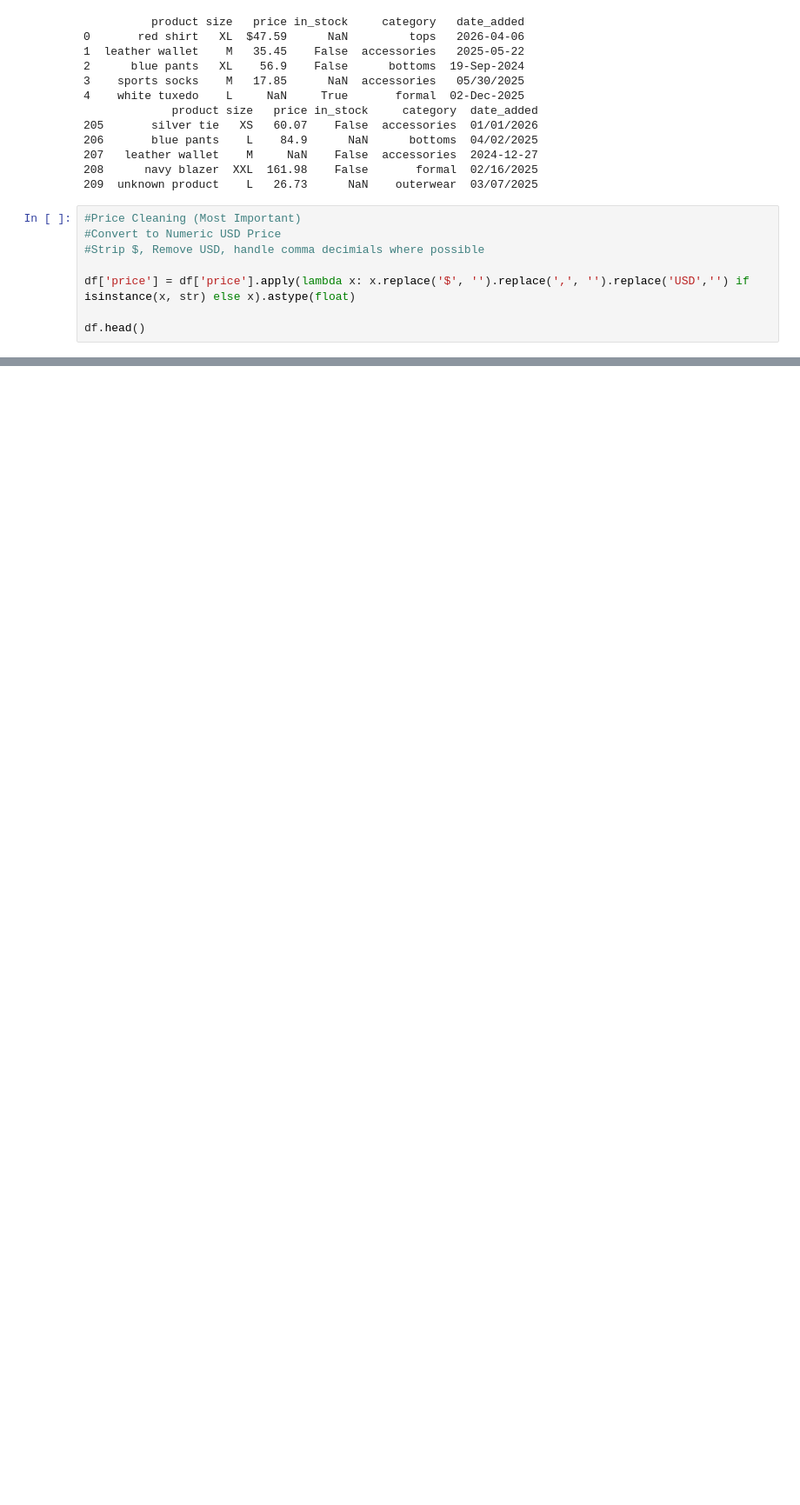
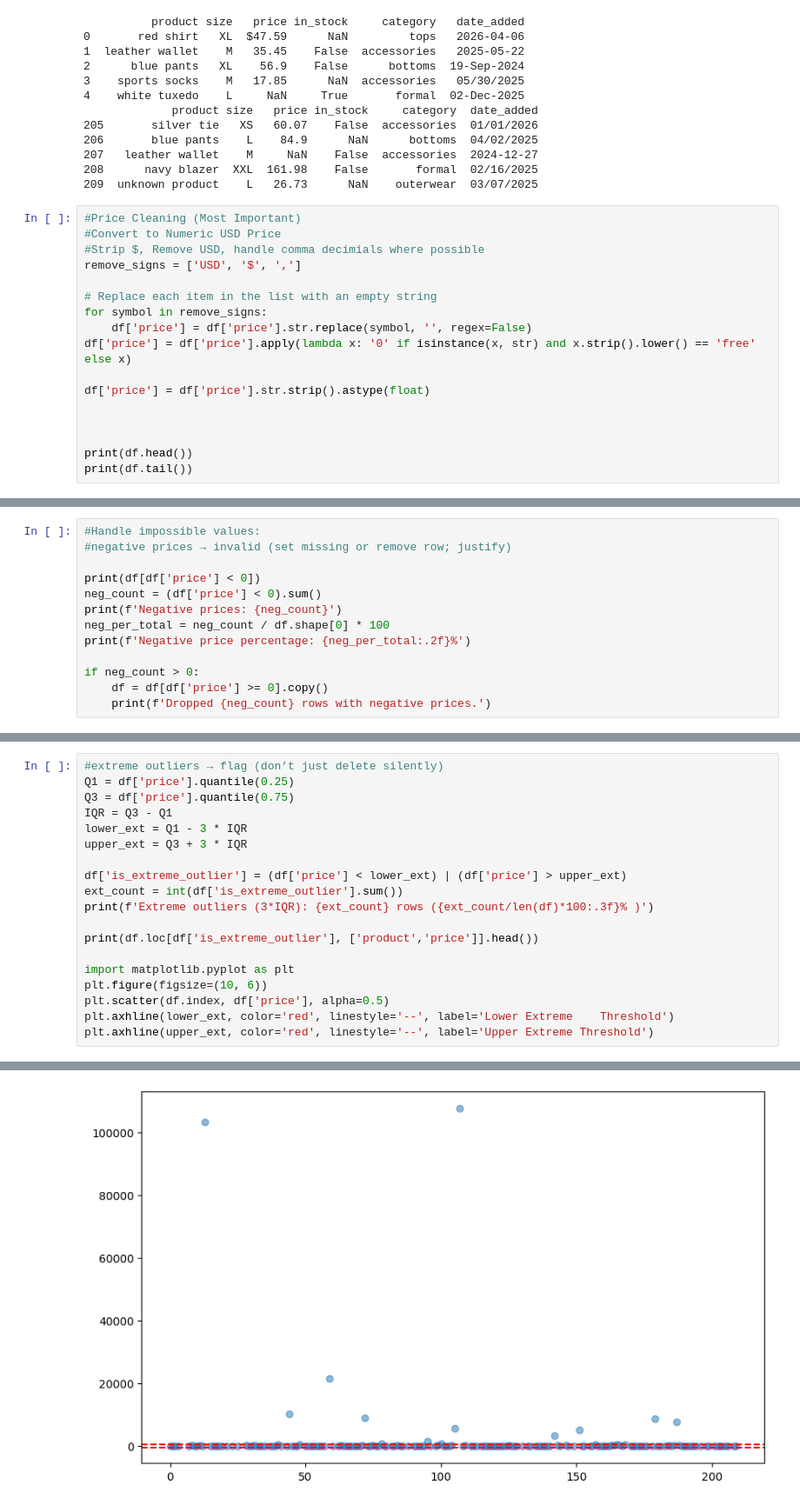
Before and after one commit to Termanater/Zag2, a Jupyter notebook: Predicitive Analytics/Data Preparation_NTyler.ipynb, the cells around one changed output, grey strips where cells are left out. Shown at 87% size. Saved outputs shown, nothing was run; the diff lists cells and outputs as text; blank space fills up the shorter version.

```diff
--- a/Predicitive Analytics/Data Preparation_NTyler.ipynb
+++ b/Predicitive Analytics/Data Preparation_NTyler.ipynb
@@ -165,8 +165,17 @@ print(df.tail())
 #Price Cleaning (Most Important)
 #Convert to Numeric USD Price
 #Strip $, Remove USD, handle comma decimials where possible
+remove_signs = ['USD', '$', ',']
 
-df['price'] = df['price'].apply(lambda x: x.replace('$', '').replace(',', '').replace('USD','') if isinstance(x, str) else x).astype(float)
+# Replace each item in the list with an empty string
+for symbol in remove_signs:
+    df['price'] = df['price'].str.replace(symbol, '', regex=False)
+df['price'] = df['price'].apply(lambda x: '0' if isinstance(x, str) and x.strip().lower() == 'free' else x)
 
-df.head()
+df['price'] = df['price'].str.strip().astype(float)
+
+
+
+print(df.head())
+print(df.tail())
 # %% [output]
@@ -173,0 +194,13 @@ ValueError: could not convert string to float: 'free'
+# %%
+#Handle impossible values:
+#negative prices → invalid (set missing or remove row; justify)
+
+print(df[df['price'] < 0])
+neg_count = (df['price'] < 0).sum()
+print(f'Negative prices: {neg_count}')
+neg_per_total = neg_count / df.shape[0] * 100
+print(f'Negative price percentage: {neg_per_total:.2f}%')
+
+if neg_count > 0:
+    df = df[df['price'] >= 0].copy()
+    print(f'Dropped {neg_count} rows with negative prices.')
@@ -173,0 +224,20 @@ ValueError: could not convert string to float: 'free'
+# %%
+#extreme outliers → flag (don’t just delete silently)
+Q1 = df['price'].quantile(0.25)
+Q3 = df['price'].quantile(0.75)
+IQR = Q3 - Q1
+lower_ext = Q1 - 3 * IQR
+upper_ext = Q3 + 3 * IQR
+
+df['is_extreme_outlier'] = (df['price'] < lower_ext) | (df['price'] > upper_ext)
+ext_count = int(df['is_extreme_outlier'].sum())
+print(f'Extreme outliers (3*IQR): {ext_count} rows ({ext_count/len(df)*100:.3f}% )')
+
+print(df.loc[df['is_extreme_outlier'], ['product','price']].head())
+
+import matplotlib.pyplot as plt
+plt.figure(figsize=(10, 6))
+plt.scatter(df.index, df['price'], alpha=0.5)
+plt.axhline(lower_ext, color='red', linestyle='--', label='Lower Extreme    Threshold')
+plt.axhline(upper_ext, color='red', linestyle='--', label='Upper Extreme Threshold')
+# %% [output]
@@ -173,0 +252 @@ ValueError: could not convert string to float: 'free'
+[figure, added]
```
Also changed, not shown: parts of 6 cells of this notebook.
